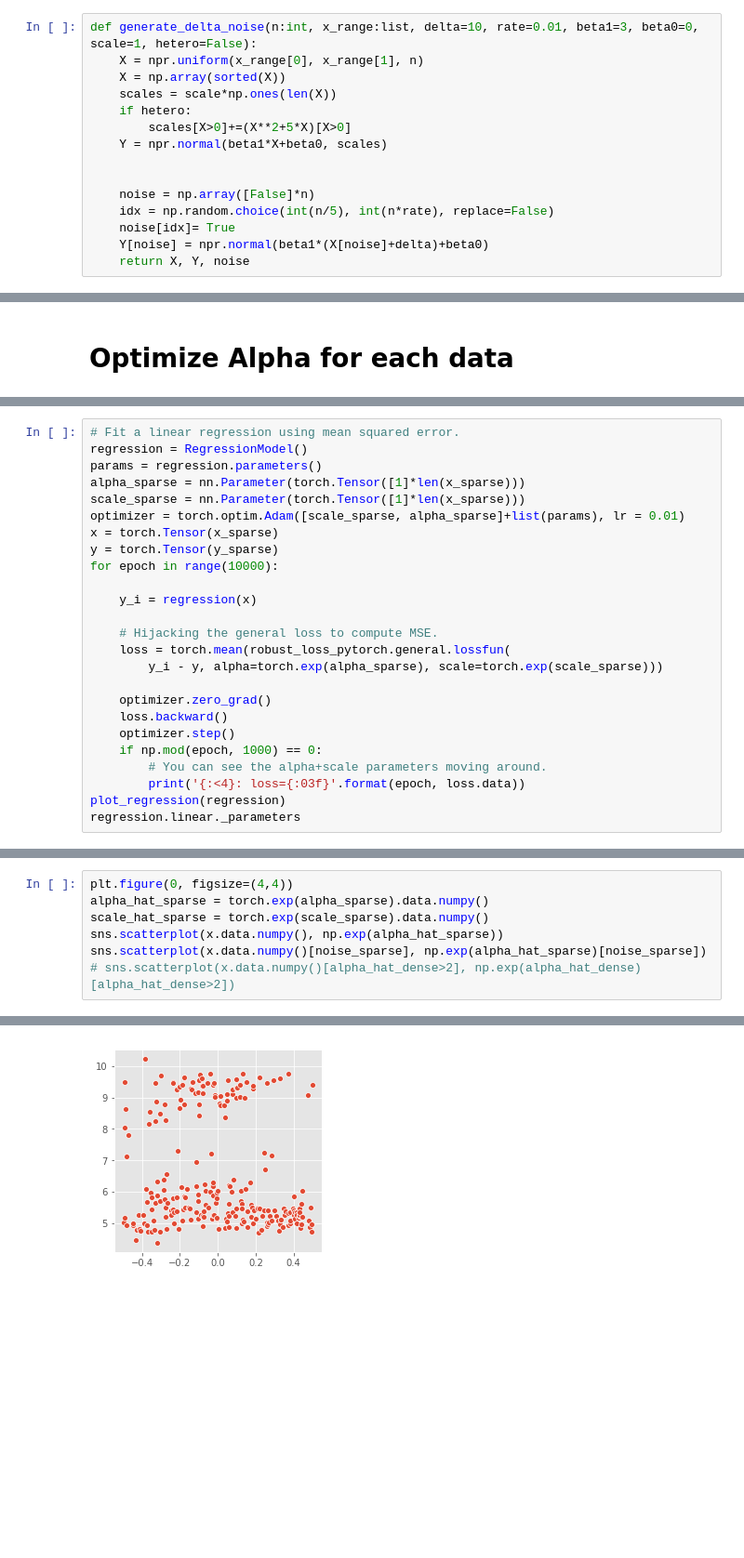
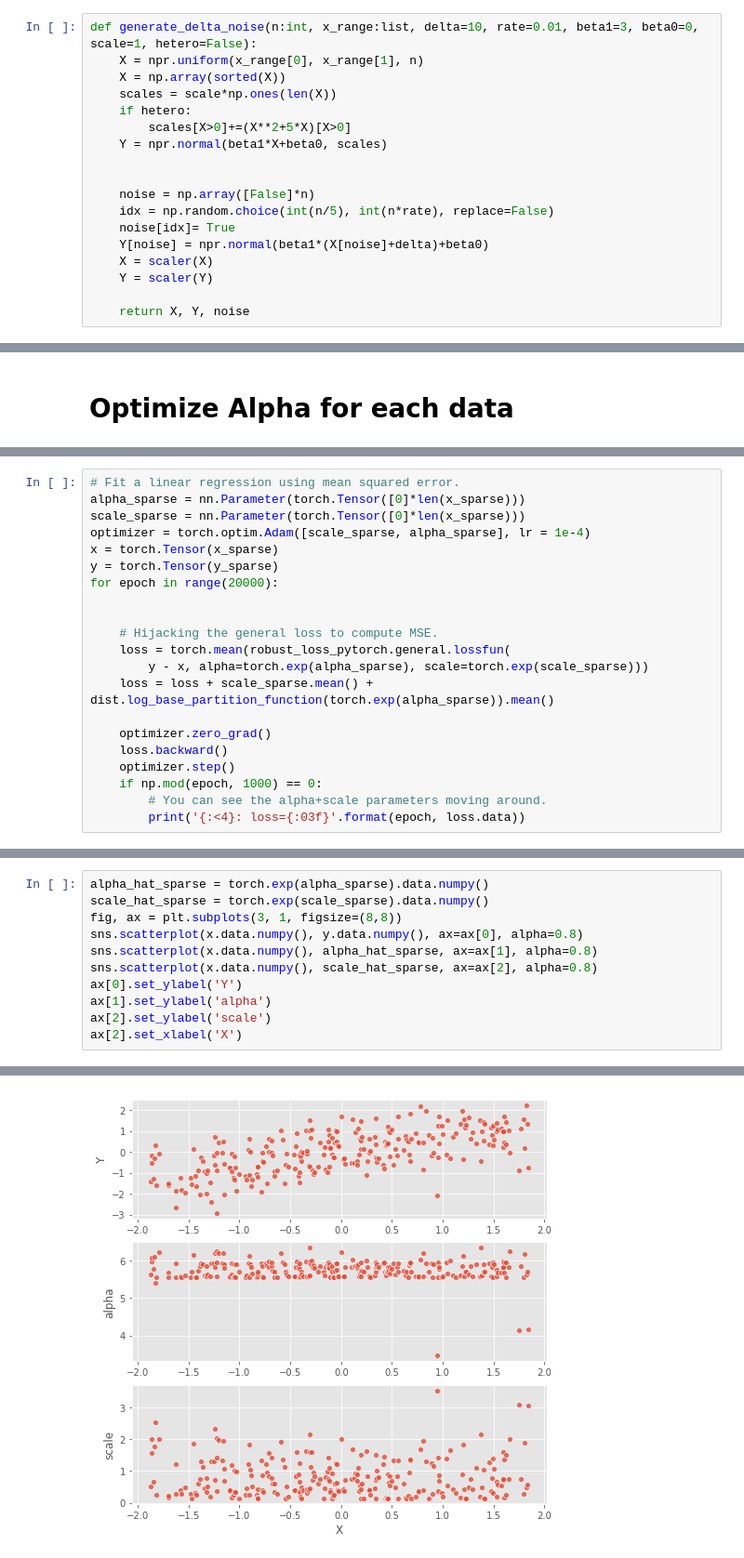
Before and after one commit to Kenta426/heteroscedastic_robust_regression, a Jupyter notebook: notebook/sparse-no-outliers.ipynb, the cells around one changed output, grey strips where cells are left out. Shown at 93% size. Drawn from its saved outputs; the diff is of its cells as text; blank space fills up the shorter version.

```diff
--- a/notebook/sparse-no-outliers.ipynb
+++ b/notebook/sparse-no-outliers.ipynb
@@ -71,6 +74,9 @@ def generate_delta_noise(n:int, x_range:list, delta=10, rate=0.01, beta1=3, beta
     idx = np.random.choice(int(n/5), int(n*rate), replace=False)
     noise[idx]= True
     Y[noise] = npr.normal(beta1*(X[noise]+delta)+beta0)
+    X = scaler(X)
+    Y = scaler(Y)
+
     return X, Y, noise
 # %% [markdown]
 # Heteroskedastic data
@@ -530,19 +529,17 @@ sns.scatterplot(X_hat_dense[noise_dense_hat], alpha_hat_dense[noise_dense_hat])
 # %%
 # Fit a linear regression using mean squared error.
-regression = RegressionModel()
-params = regression.parameters()
-alpha_sparse = nn.Parameter(torch.Tensor([1]*len(x_sparse)))
-scale_sparse = nn.Parameter(torch.Tensor([1]*len(x_sparse)))
-optimizer = torch.optim.Adam([scale_sparse, alpha_sparse]+list(params), lr = 0.01)
+alpha_sparse = nn.Parameter(torch.Tensor([0]*len(x_sparse)))
+scale_sparse = nn.Parameter(torch.Tensor([0]*len(x_sparse)))
+optimizer = torch.optim.Adam([scale_sparse, alpha_sparse], lr = 1e-4)
 x = torch.Tensor(x_sparse)
 y = torch.Tensor(y_sparse)
-for epoch in range(10000):
+for epoch in range(20000):
 
-    y_i = regression(x)
 
     # Hijacking the general loss to compute MSE.
     loss = torch.mean(robust_loss_pytorch.general.lossfun(
-        y_i - y, alpha=torch.exp(alpha_sparse), scale=torch.exp(scale_sparse)))
+        y - x, alpha=torch.exp(alpha_sparse), scale=torch.exp(scale_sparse)))
+    loss = loss + scale_sparse.mean() + dist.log_base_partition_function(torch.exp(alpha_sparse)).mean()
 
     optimizer.zero_grad()
     loss.backward()
@@ -550,6 +547,4 @@ for epoch in range(10000):
     if np.mod(epoch, 1000) == 0:
         # You can see the alpha+scale parameters moving around.
         print('{:<4}: loss={:03f}'.format(epoch, loss.data))
-plot_regression(regression)
-regression.linear._parameters
 # %% [output]
@@ -571,8 +571,12 @@ OrderedDict([('weight', Parameter containing:
 # %%
-plt.figure(0, figsize=(4,4))
 alpha_hat_sparse = torch.exp(alpha_sparse).data.numpy()
 scale_hat_sparse = torch.exp(scale_sparse).data.numpy()
-sns.scatterplot(x.data.numpy(), np.exp(alpha_hat_sparse))
-sns.scatterplot(x.data.numpy()[noise_sparse], np.exp(alpha_hat_sparse)[noise_sparse])
-# sns.scatterplot(x.data.numpy()[alpha_hat_dense>2], np.exp(alpha_hat_dense)[alpha_hat_dense>2])
+fig, ax = plt.subplots(3, 1, figsize=(8,8))
+sns.scatterplot(x.data.numpy(), y.data.numpy(), ax=ax[0], alpha=0.8)
+sns.scatterplot(x.data.numpy(), alpha_hat_sparse, ax=ax[1], alpha=0.8)
+sns.scatterplot(x.data.numpy(), scale_hat_sparse, ax=ax[2], alpha=0.8)
+ax[0].set_ylabel('Y')
+ax[1].set_ylabel('alpha')
+ax[2].set_ylabel('scale')
+ax[2].set_xlabel('X')
 # %% [output]
@@ -580 +584 @@ sns.scatterplot(x.data.numpy()[noise_sparse], np.exp(alpha_hat_sparse)[noise_spa
-[figure, old version]
+[figure, new version]
```
Also changed, not shown: parts of 36 cells of this notebook, 5 other files.
